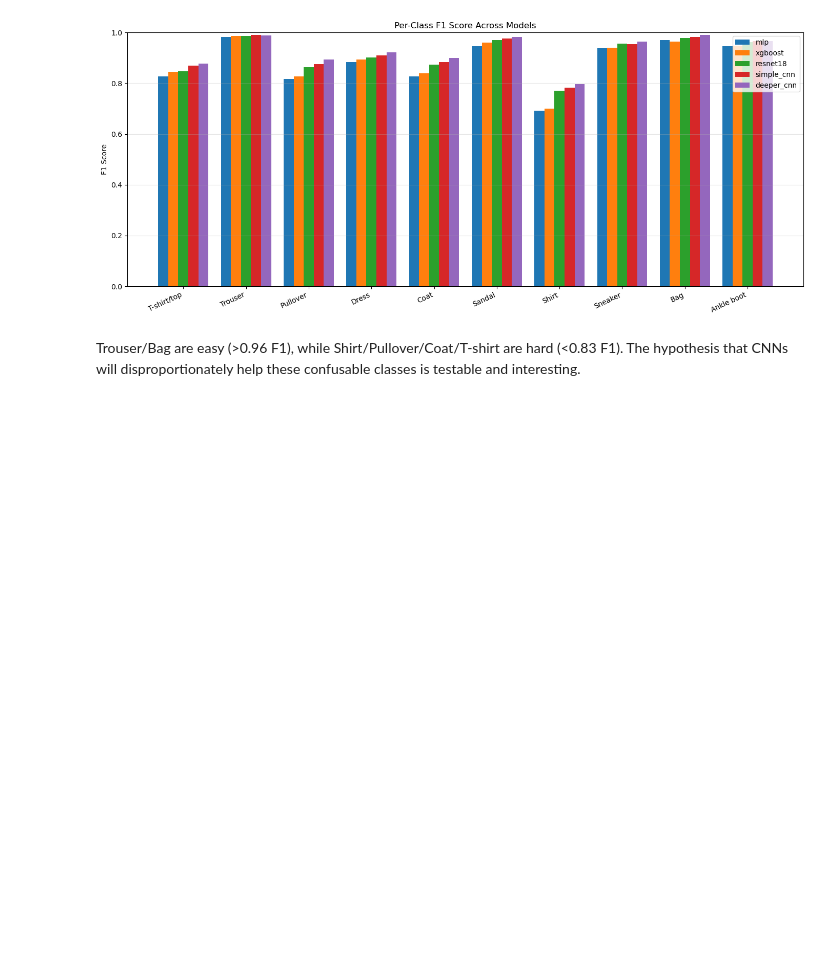
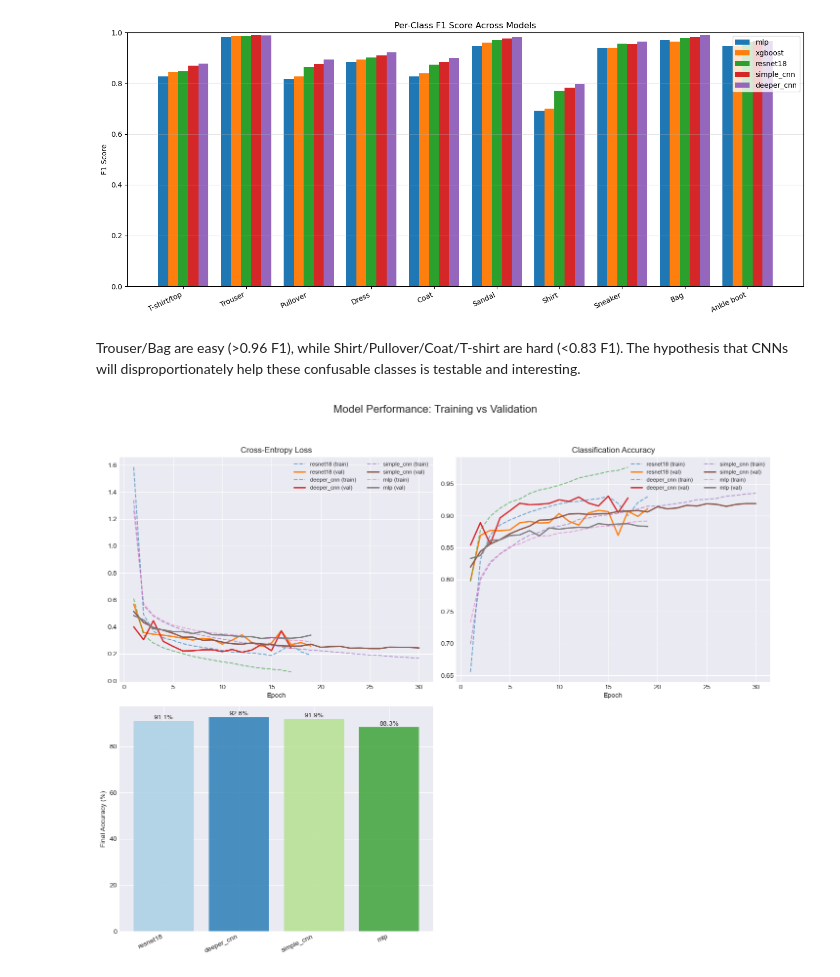
Before and after one commit to cyposian/DS6050_G12_PROJECT, a Jupyter notebook: python_notebooks/analysis.ipynb, the cells around one changed output. Drawn from its saved outputs; the diff is of its cells as text; code cells hidden in the pictures; blank space fills up the shorter version.

Commit message:
add loss and accuracy curves

```diff
--- a/python_notebooks/analysis.ipynb
+++ b/python_notebooks/analysis.ipynb
@@ -467,3 +467,91 @@ plot_per_class_f1(baselines)
 # %% [markdown]
 Trouser/Bag are easy (>0.96 F1), while Shirt/Pullover/Coat/T-shirt are hard (<0.83 F1). The hypothesis that CNNs will
 disproportionately help these confusable classes is testable and interesting.
+# %%
+import os
+import json
+def load_baseline_results(directory="results/curves/"):
+    """
+    Loads all JSON files containing 'baseline' in the filename and cleans model names.
+    """
+    results = {}
+
+    if not os.path.exists(directory):
+        print(f"Directory {directory} not found.")
+        return results
+
+    for filename in os.listdir(directory):
+        if "baseline" in filename and filename.endswith(".json"):
+            filepath = os.path.join(directory, filename)
+
+            with open(filepath, 'r') as f:
+                data = json.load(f)
+
+                # --- NAME TWEAKING LOGIC ---
+                # 1. Remove '.json'
+                # 2. Replace 'baseline_' with an empty string
+                # 3. Optional: replace underscores with spaces or uppercase for better look
+                clean_name = filename.replace(".json", "").replace("baseline_", "")
+
+                results[clean_name] = {
+                    "history": data,
+                    "final_val_acc": data["val_acc"][-1]
+                }
+    return results
+
+def visualize_training_results(results):
+    if not results:
+        print("No results found.")
+        return
+
+    plt.style.use('seaborn-v0_8-darkgrid')
+    fig, axes = plt.subplots(2, 2, figsize=(14, 12))
+    fig.suptitle('Model Performance: Training vs Validation', fontsize=16)
+
+    # 1. Loss curves (Both Train and Val)
+    ax_loss = axes[0, 0]
+    # 2. Accuracy curves (Both Train and Val)
+    ax_acc = axes[0, 1]
+
+    for name, data in results.items():
+        h = data['history']
+        epochs = range(1, len(h['train_loss']) + 1)
+
+        # --- LOSS PLOT ---
+        # We use the clean 'name' (e.g., MLP) and append the type
+        ax_loss.plot(epochs, h['train_loss'], '--', label=f'{name} (train)', alpha=0.6)
+        ax_loss.plot(epochs, h['val_loss'], '-', label=f'{name} (val)', linewidth=2)
+
+        # --- ACCURACY PLOT ---
+        ax_acc.plot(epochs, h['train_acc'], '--', label=f'{name} (train)', alpha=0.6)
+        ax_acc.plot(epochs, h['val_acc'], '-', label=f'{name} (val)', linewidth=2)
+
+    ax_loss.set_title('Cross-Entropy Loss')
+    ax_loss.set_xlabel('Epoch')
+    ax_loss.legend(fontsize='small', ncol=2) # ncol=2 helps if you have many models
+
+    ax_acc.set_title('Classification Accuracy')
+    ax_acc.set_xlabel('Epoch')
+    ax_acc.legend(fontsize='small', ncol=2)
+
+    # 3. Final performance comparison (Bar Chart)
+    ax_bar = axes[1, 0]
+    names = list(results.keys())
+    val_accs = [results[n]['final_val_acc'] * 100 for n in names]
+
+    bars = ax_bar.bar(names, val_accs, color=plt.cm.Paired(range(len(names))), alpha=0.8)
+    ax_bar.set_ylabel('Final Accuracy (%)')
+    ax_bar.set_xticklabels(names, rotation=25, ha='right')
+    ax_bar.bar_label(bars, fmt='%.1f%%')
+
+    # Hide the 4th subplot
+    axes[1, 1].axis('off')
+
+    plt.tight_layout(rect=[0, 0.03, 1, 0.95])
+    plt.show()
+
+# Execution
+baseline_data = load_baseline_results("../results/curves/")
+visualize_training_results(baseline_data)
+# %% [output]
+[figure, added]
```
